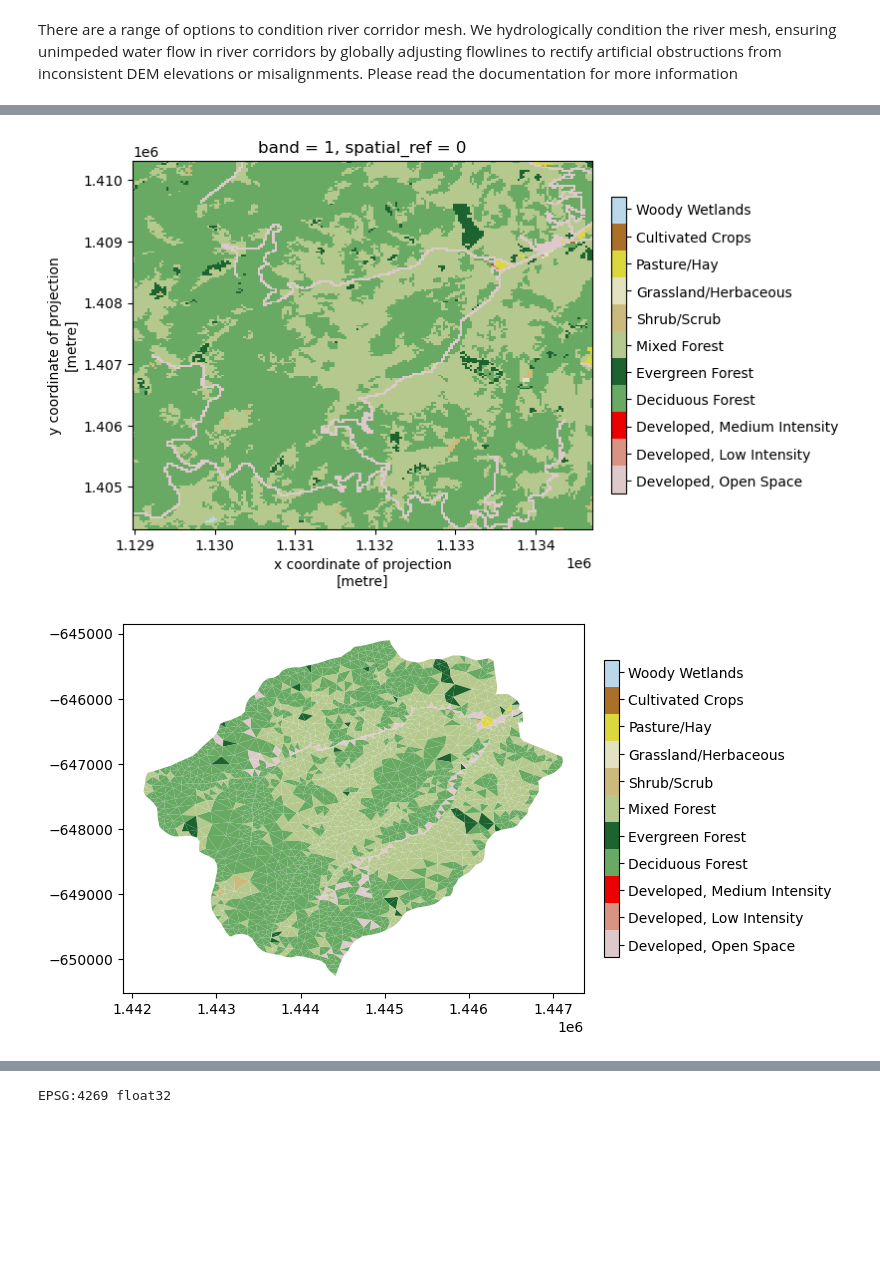
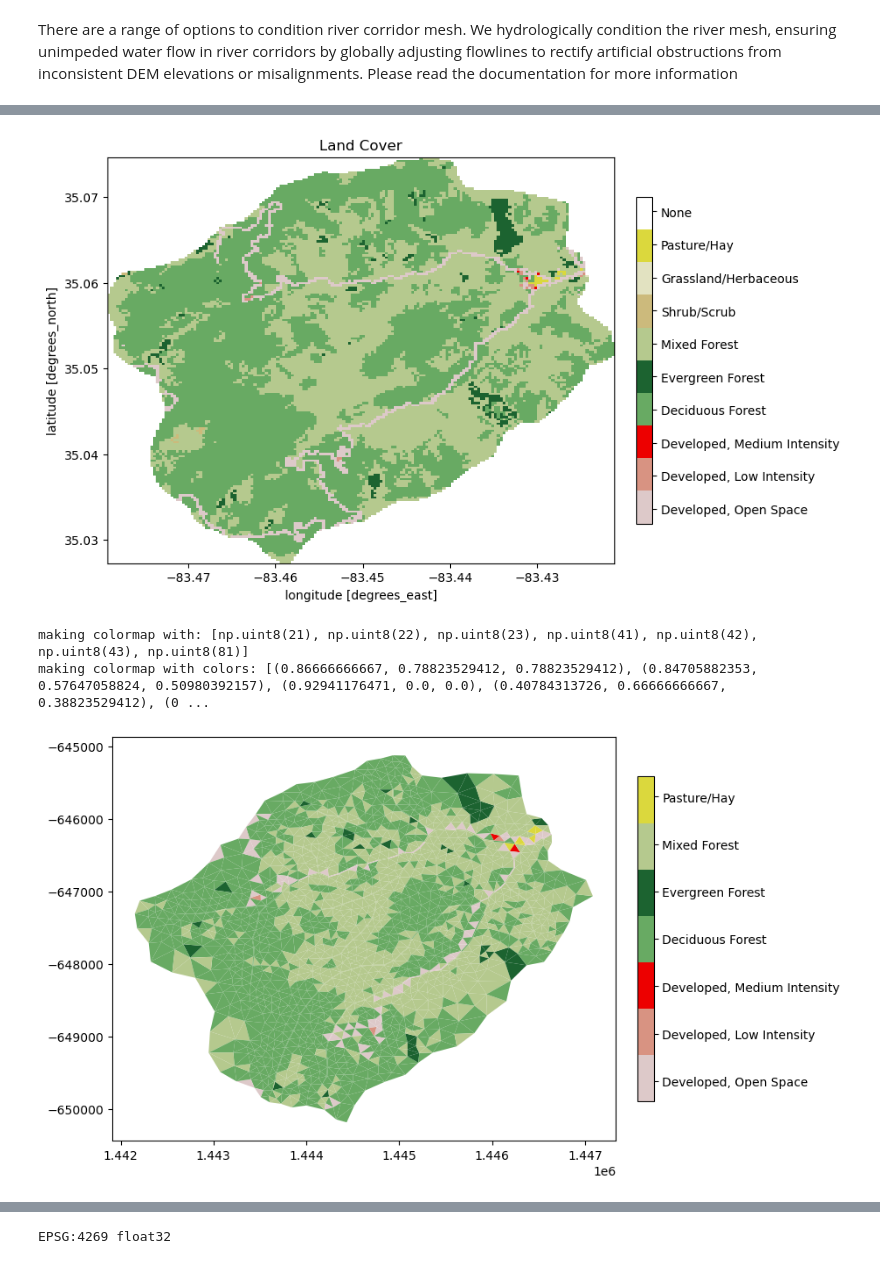
Before and after one commit to environmental-modeling-workflows/watershed-workflow, a Jupyter notebook: examples/Coweeta/coweeta_ats.ipynb, the cells around one changed output, grey strips where cells are left out. Cells and saved outputs as stored; diff of their text form; code cells hidden in the pictures; blank space fills up the shorter version.

```diff
--- a/examples/Coweeta/coweeta_ats.ipynb
+++ b/examples/Coweeta/coweeta_ats.ipynb
@@ -204,10 +245,7 @@ watershed.plot()
 # %%
-include_rivers = True
-
-if include_rivers:
-    # download/collect the river network within that shape's bounds
-    reaches = watershed_workflow.getShapesByGeometry(sources['hydrography'], watershed.exterior, crs, crs)
-    rivers = watershed_workflow.river_tree.createRivers(reaches, method='hydroseq')
+# download/collect the river network within that shape's bounds
+reaches = watershed_workflow.getShapesByGeometry(sources['hydrography'], watershed.exterior, crs, crs)
+rivers = watershed_workflow.river_tree.createRivers(reaches, method='hydroseq')
 
 watershed_orig, rivers_orig = watershed, rivers
 # %%
@@ -278,13 +324,14 @@ m
 # %%
-## Triangulation
-
 # Refine triangles if they get too acute
 min_angle = 32 # degrees
 
 # width of reach by stream order (order:width)
 widths = dict({1:8,2:12,3:16})
 
-m2, areas, dists = watershed_workflow.tessalateRiverAligned(watershed,rivers, river_width=widths,
-                                              refine_min_angle=min_angle,refine_max_area=30000,
-                                              diagnostics=True)
+# create the mesh
+m2, areas, dists = watershed_workflow.tessalateRiverAligned(watershed, rivers,
+                                                            river_width=widths,
+                                                            refine_min_angle=min_angle,
+                                                            refine_distance=[refine_d0, refine_A0, refine_d1, refine_A1],
+                                                            diagnostics=True)
 # %% [output]
@@ -422,6 +467,6 @@ We'll start by downloading and collecting land cover from the NLCD dataset, and
 # %%
 # download the NLCD raster
-nlcd = sources['land cover'].getDataset(watershed.exterior.buffer(100), watershed.crs, band=1)
+nlcd = sources['land cover'].getDataset(watershed.exterior.buffer(100), watershed.crs)
 
 # what land cover types did we get?
 logging.info('Found land cover dtypes: {}'.format(nlcd.dtype))
@@ -443,20 +488,31 @@ fig, ax = plt.subplots(1,1)
 nlcd.plot.imshow(ax=ax, cmap=nlcd_cmap, norm=nlcd_norm, add_colorbar=False)
 watershed_workflow.colors.createIndexedColorbar(ncolors=len(nlcd_indices),
                                cmap=nlcd_cmap, labels=nlcd_labels, ax=ax)
+ax.set_title('Land Cover')
 plt.show()
 # %% [output]
-[figure, old version]
+[figure, new version]
 # %%
 # map nlcd onto the mesh
 m2_nlcd = watershed_workflow.getDatasetOnMesh(m2, nlcd, method='nearest')
 m2.cell_data = pd.DataFrame({'land_cover': m2_nlcd})
+# %%
+# double-check that nan not in the values
+assert 127 not in m2_nlcd
+
+# create a new set of labels and indices with only those that actually appear on the mesh
+nlcd_indices, nlcd_cmap, nlcd_norm, nlcd_ticks, nlcd_labels = \
+      watershed_workflow.colors.createNLCDColormap(np.unique(m2_nlcd))
+# %% [output]
+making colormap with: [np.uint8(21), np.uint8(22), np.uint8(23), np.uint8(41), np.uint8(42), np.uint8(43), np.uint8(81)]
+making colormap with colors: [(0.86666666667, 0.78823529412, 0.78823529412), (0.84705882353, 0.57647058824, 0.50980392157), (0.92941176471, 0.0, 0.0), (0.40784313726, 0.66666666667, 0.38823529412), (0 ...
 # %%
-mp = m2.plot(facecolors=m2_nlcd, cmap=nlcd_cmap, norm=nlcd_norm, edgecolors=None, add_colorbar=False)
+mp = m2.plot(facecolors=m2_nlcd, cmap=nlcd_cmap, norm=nlcd_norm, edgecolors=None, colorbar=False)
 watershed_workflow.colors.createIndexedColorbar(ncolors=len(nlcd_indices),
                                cmap=nlcd_cmap, labels=nlcd_labels, ax=plt.gca())
 plt.show()
 # %% [output]
-[figure, old version]
+[figure, new version]
 # %%
 # add labeled sets to the mesh for NLCD
 nlcd_labels_dict = dict(zip(nlcd_indices, nlcd_labels))
```
Also changed, not shown: parts of 80 cells of this notebook, 13 other files.
